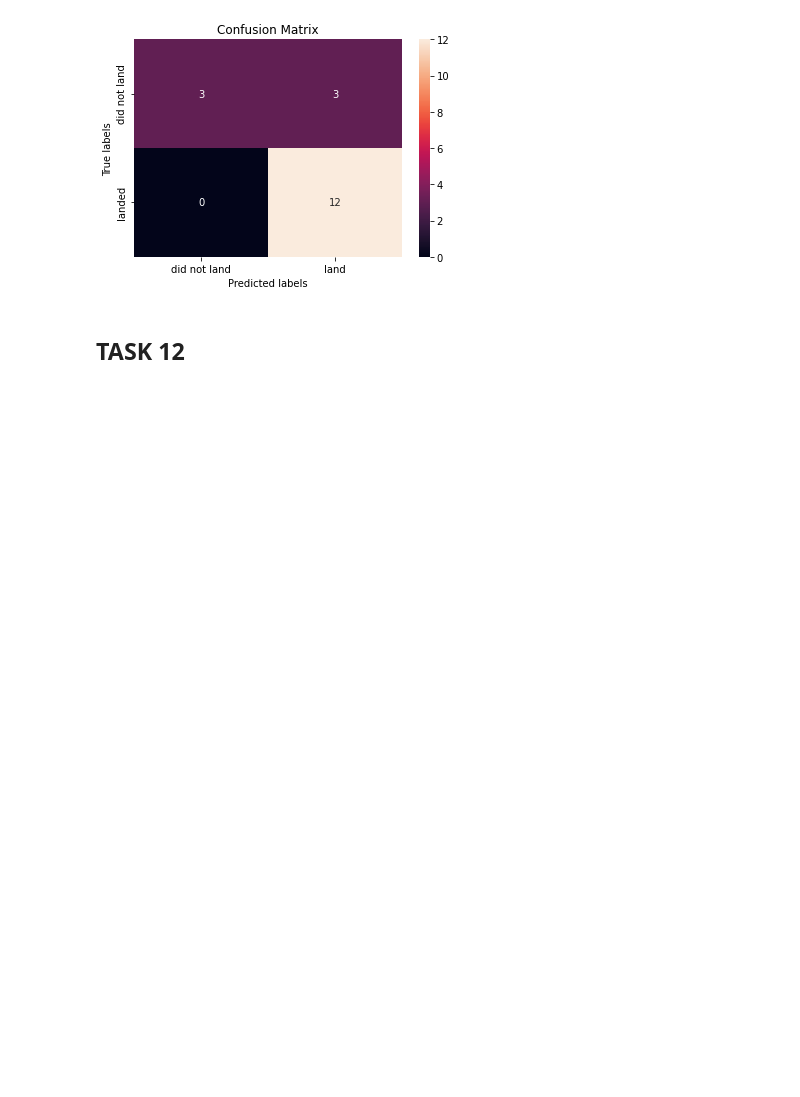
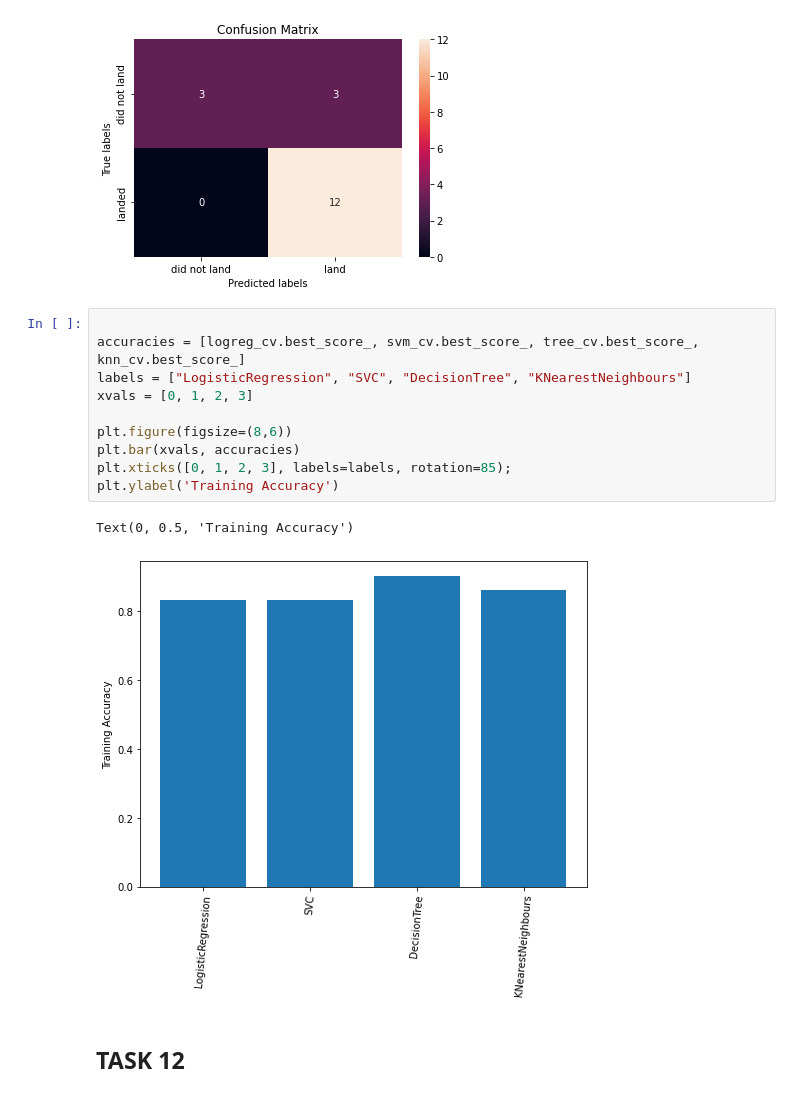
Before and after one commit to chinmaykalaghatgi/IBMDataScienceCapstone, a Jupyter notebook: Machine Learning Prediction.ipynb, the cells around one changed output. Cells and saved outputs as stored; diff of their text form; blank space fills up the shorter version.

```diff
--- a/Machine Learning Prediction.ipynb
+++ b/Machine Learning Prediction.ipynb
@@ -322,6 +322,19 @@ yhat = knn_cv.predict(X_test)
 plot_confusion_matrix(Y_test,yhat)
 # %% [output]
 [figure]
+# %%
+
+accuracies = [logreg_cv.best_score_, svm_cv.best_score_, tree_cv.best_score_, knn_cv.best_score_]
+labels = ["LogisticRegression", "SVC", "DecisionTree", "KNearestNeighbours"]
+xvals = [0, 1, 2, 3]
+
+plt.figure(figsize=(8,6))
+plt.bar(xvals, accuracies)
+plt.xticks([0, 1, 2, 3], labels=labels, rotation=85);
+plt.ylabel('Training Accuracy')
+# %% [output]
+Text(0, 0.5, 'Training Accuracy')
+[figure, added]
 # %% [markdown]
 ## TASK  12
 # %% [markdown]
```
Also changed, not shown: parts of 3 cells of this notebook.
